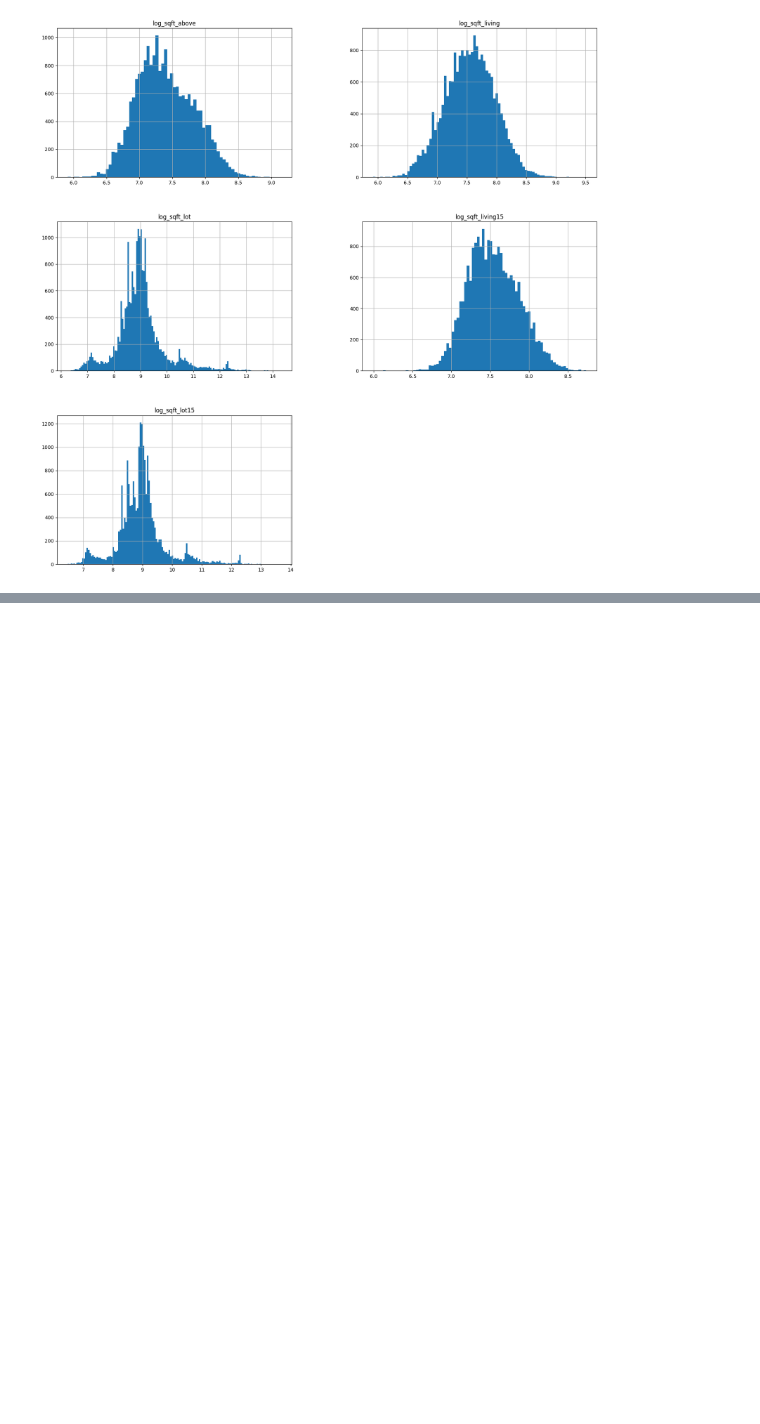
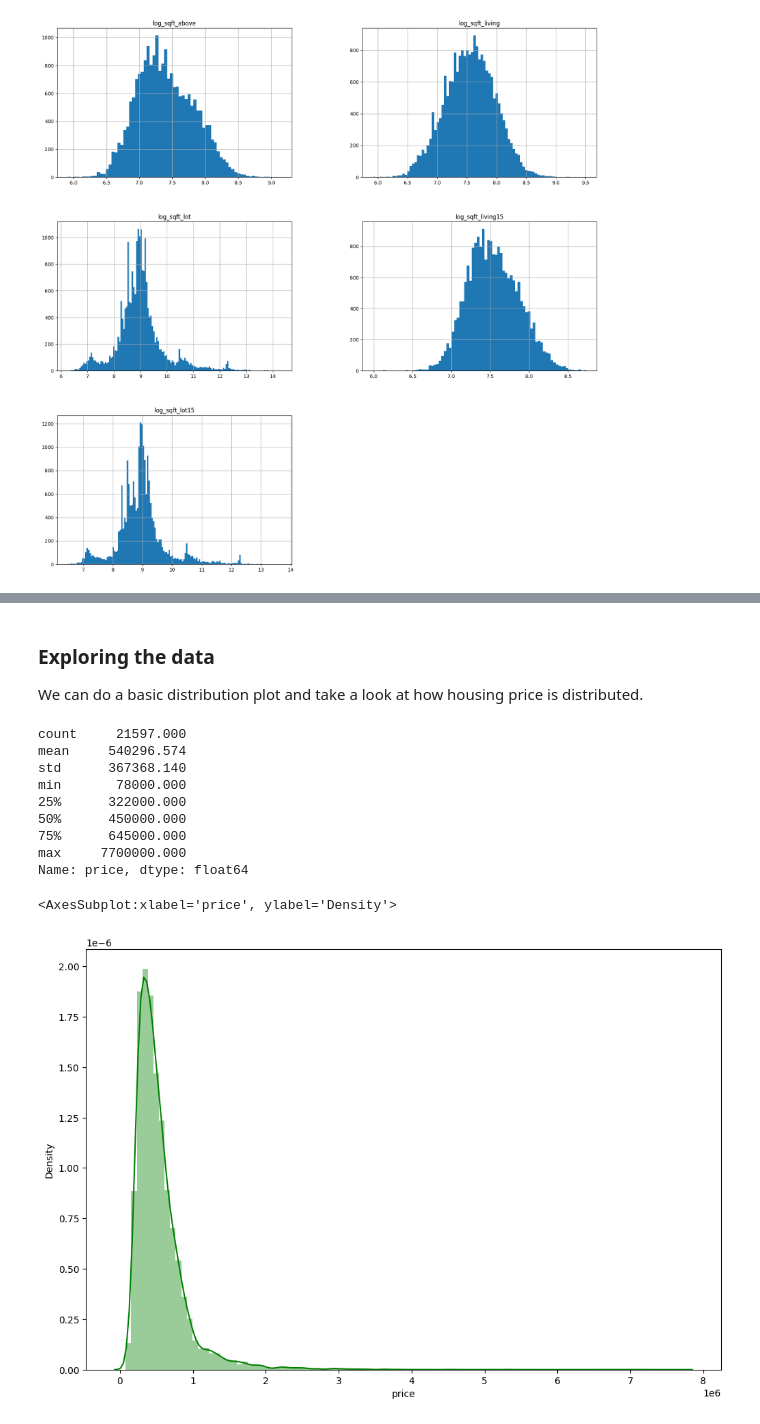
Before and after one commit to rkomitova/EDA-Project, a Jupyter notebook: EDA.ipynb, the cells around one changed output, grey strips where cells are left out. Saved outputs shown, nothing was run; the diff lists cells and outputs as text; code cells hidden in the pictures; blank space fills up the shorter version.

```diff
--- a/EDA.ipynb
+++ b/EDA.ipynb
@@ -431,0 +482,21 @@ df[log_var].hist(bins = "auto", figsize = (20,20));
+# %% [markdown]
+### Exploring the data
+
+We can do a basic distribution plot and take a look at how housing price is distributed.
+# %%
+# house price distribution
+print(df['price'].describe())
+plt.figure(figsize=(12, 8))
+sns.distplot(df.price, color='g', bins=100, hist_kws={'alpha': 0.4})
+# %% [output]
+count     21597.000
+mean     540296.574
+std      367368.140
+min       78000.000
+25%      322000.000
+50%      450000.000
+75%      645000.000
+max     7700000.000
+Name: price, dtype: float64
+<AxesSubplot:xlabel='price', ylabel='Density'>
+[figure, added]
```
Also changed, not shown: parts of 16 cells of this notebook.
